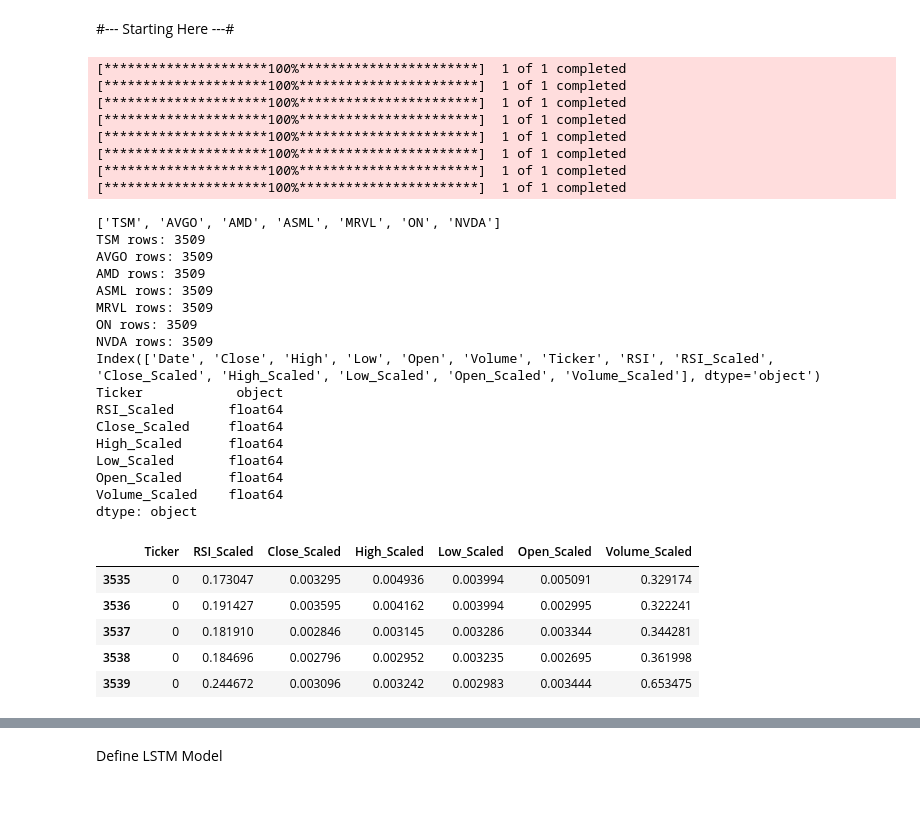
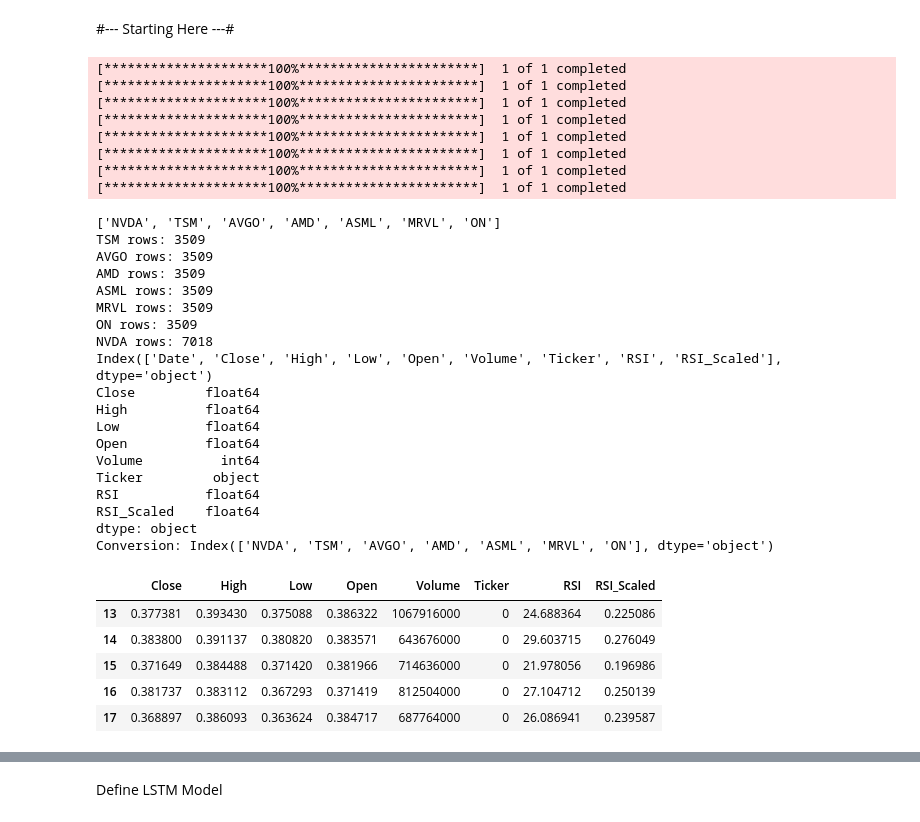
Before and after one commit to Retrospek/AlgorithmicTrading, a Jupyter notebook: backend/ArtificialIntelligence/eda.ipynb, the cells around one changed output, grey strips where cells are left out. Saved outputs shown, nothing was run; the diff lists cells and outputs as text; code cells hidden in the pictures.

```diff
--- a/backend/ArtificialIntelligence/eda.ipynb
+++ b/backend/ArtificialIntelligence/eda.ipynb
@@ -81,58 +75,60 @@ for stock in SEMICONDUCTORS:
     stock_data['Volume_Scaled'] = scaler.fit_transform(stock_data['Volume'].values.reshape(-1, 1))
 
     stock_data.reset_index(inplace=True)
-    #stock_data = stock_data[['Date', 'Close', 'High', 'Low', 'Open', 'Volume', 'Ticker', 'RSI', 'RSI_Scaled']]
+    stock_data = stock_data[['Date', 'Close', 'High', 'Low', 'Open', 'Volume', 'Ticker', 'RSI', 'RSI_Scaled']]
     stock_data.columns = [col[0] for col in stock_data.columns]
 
     semiConductor_data = pd.concat([semiConductor_data, stock_data], ignore_index=True)
 
     #print([val[0] for val in semiConductor_data.columns.tolist()])
     #print(f"Total Data Length: {len(semiConductor_data)}")
 
 semiConductor_data = semiConductor_data.dropna()
 semiConductor_data.to_csv("semiconductorData.csv", index=False)
 print([ i for i in semiConductor_data['Ticker'].unique()])
 for stock in SEMICONDUCTORS:
     print(f"{stock} rows: {len(semiConductor_data.loc[semiConductor_data['Ticker'] == stock])}")
-
+#'RSI', 'Close', 'High', 'Low', 'Open', 'Volume'
 print(semiConductor_data.columns)
-semiConductor_data.drop(columns=['Date', 'RSI', 'Close', 'High', 'Low', 'Open', 'Volume'], inplace=True)
+semiConductor_data.drop(columns=['Date'], inplace=True)
 print(semiConductor_data.dtypes)
 semiConductor_data['Ticker'], conversion = pd.factorize(semiConductor_data['Ticker'])
 print(f"Conversion: {conversion}")
 semiConductor_data.head(5)
 # %% [output]
 [*********************100%***********************]  1 of 1 completed
 [*********************100%***********************]  1 of 1 completed
 [*********************100%***********************]  1 of 1 completed
 [*********************100%***********************]  1 of 1 completed
 [*********************100%***********************]  1 of 1 completed
 [*********************100%***********************]  1 of 1 completed
 [*********************100%***********************]  1 of 1 completed
 [*********************100%***********************]  1 of 1 completed
-['TSM', 'AVGO', 'AMD', 'ASML', 'MRVL', 'ON', 'NVDA']
+['NVDA', 'TSM', 'AVGO', 'AMD', 'ASML', 'MRVL', 'ON']
 TSM rows: 3509
 AVGO rows: 3509
 AMD rows: 3509
 ASML rows: 3509
 MRVL rows: 3509
 ON rows: 3509
-NVDA rows: 3509
-Index(['Date', 'Close', 'High', 'Low', 'Open', 'Volume', 'Ticker', 'RSI', 'RSI_Scaled', 'Close_Scaled', 'High_Scaled', 'Low_Scaled', 'Open_Scaled', 'Volume_Scaled'], dtype='object')
-Ticker            object
-RSI_Scaled       float64
-Close_Scaled     float64
-High_Scaled      float64
-Low_Scaled       float64
-Open_Scaled      float64
-Volume_Scaled    float64
+NVDA rows: 7018
+Index(['Date', 'Close', 'High', 'Low', 'Open', 'Volume', 'Ticker', 'RSI', 'RSI_Scaled'], dtype='object')
+Close         float64
+High          float64
+Low           float64
+Open          float64
+Volume          int64
+Ticker         object
+RSI           float64
+RSI_Scaled    float64
 dtype: object
+Conversion: Index(['NVDA', 'TSM', 'AVGO', 'AMD', 'ASML', 'MRVL', 'ON'], dtype='object')
-|  | Ticker | RSI_Scaled | Close_Scaled | High_Scaled | Low_Scaled | Open_Scaled | Volume_Scaled |
-| 3535 | 0 | 0.173047 | 0.003295 | 0.004936 | 0.003994 | 0.005091 | 0.329174 |
-| 3536 | 0 | 0.191427 | 0.003595 | 0.004162 | 0.003994 | 0.002995 | 0.322241 |
-| 3537 | 0 | 0.181910 | 0.002846 | 0.003145 | 0.003286 | 0.003344 | 0.344281 |
-| 3538 | 0 | 0.184696 | 0.002796 | 0.002952 | 0.003235 | 0.002695 | 0.361998 |
-| 3539 | 0 | 0.244672 | 0.003096 | 0.003242 | 0.002983 | 0.003444 | 0.653475 |
+|  | Close | High | Low | Open | Volume | Ticker | RSI | RSI_Scaled |
+| 13 | 0.377381 | 0.393430 | 0.375088 | 0.386322 | 1067916000 | 0 | 24.688364 | 0.225086 |
+| 14 | 0.383800 | 0.391137 | 0.380820 | 0.383571 | 643676000 | 0 | 29.603715 | 0.276049 |
+| 15 | 0.371649 | 0.384488 | 0.371420 | 0.381966 | 714636000 | 0 | 21.978056 | 0.196986 |
+| 16 | 0.381737 | 0.383112 | 0.367293 | 0.371419 | 812504000 | 0 | 27.104712 | 0.250139 |
+| 17 | 0.368897 | 0.386093 | 0.363624 | 0.384717 | 687764000 | 0 | 26.086941 | 0.239587 |
 # %%
 class lstmDataset(Dataset):
     def __init__(self, data, features, targets, input_window=30, output_window=5):
```
Also changed, not shown: parts of 6 cells of this notebook, 2 other files.
